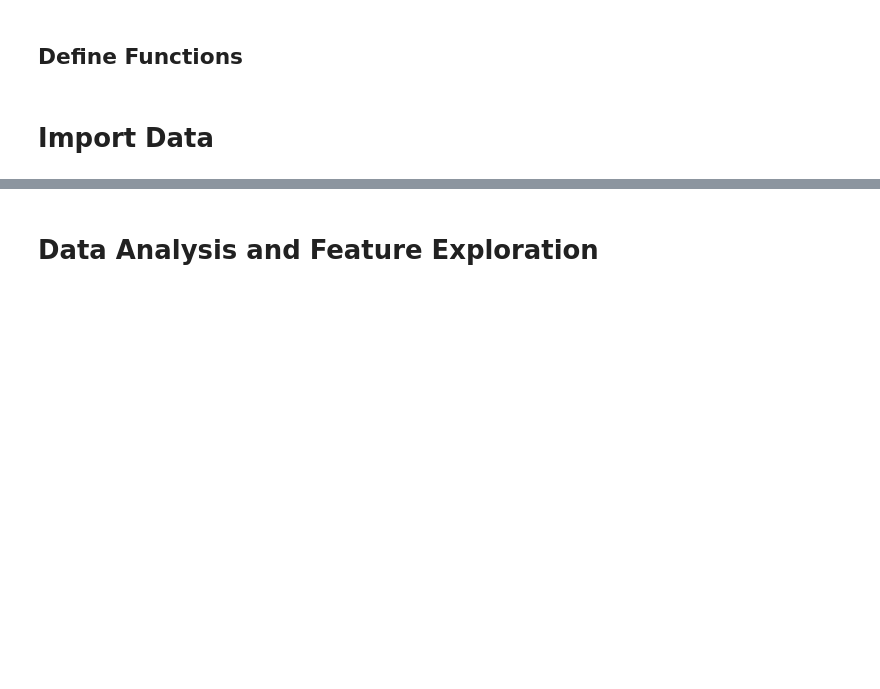
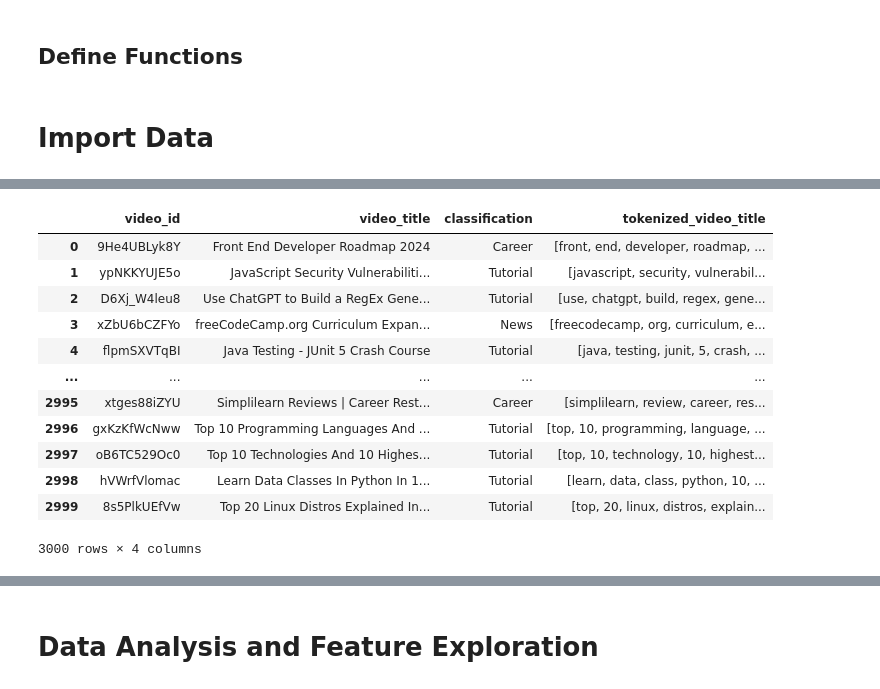
Before and after one commit to harryallum/YouTube-Video-Analysis, a Jupyter notebook: analysis/video_classification/video_classification.ipynb, the cells around one changed output, grey strips where cells are left out. Saved outputs shown, nothing was run; the diff lists cells and outputs as text; code cells hidden in the pictures; blank space fills up the shorter version.

```diff
--- a/analysis/video_classification/video_classification.ipynb
+++ b/analysis/video_classification/video_classification.ipynb
@@ -23,0 +161,28 @@ videos_with_labelling_df.head()
+# %%
+# Specify the treatments to apply
+treatments = ['lowercasing',
+              'remove_punctuation',
+              'remove_stopwords',
+              #'remove_special_characters',
+              #'remove_numbers',
+              #'stemming',
+              'lemmatization']
+
+# Apply preprocessing to the DataFrame
+video_classification_by_title_df['tokenized_video_title'] = preprocess_titles(video_classification_by_title_df.copy(), treatments)
+
+video_classification_by_title_df
+# %% [output]
+|  | video_id | video_title | classification | tokenized_video_title |
+| 0 | 9He4UBLyk8Y | Front End Developer Roadmap 2024 | Career | [front, end, developer, roadmap, ... |
+| 1 | ypNKKYUJE5o | JavaScript Security Vulnerabiliti... | Tutorial | [javascript, security, vulnerabil... |
+| 2 | D6Xj_W4leu8 | Use ChatGPT to Build a RegEx Gene... | Tutorial | [use, chatgpt, build, regex, gene... |
+| 3 | xZbU6bCZFYo | freeCodeCamp.org Curriculum Expan... | News | [freecodecamp, org, curriculum, e... |
+| 4 | flpmSXVTqBI | Java Testing - JUnit 5 Crash Course | Tutorial | [java, testing, junit, 5, crash, ... |
+| ... | ... | ... | ... | ... |
+| 2995 | xtges88iZYU | Simplilearn Reviews | Career Rest... | Career | [simplilearn, review, career, res... |
+| 2996 | gxKzKfWcNww | Top 10 Programming Languages And ... | Tutorial | [top, 10, programming, language, ... |
+| 2997 | oB6TC529Oc0 | Top 10 Technologies And 10 Highes... | Tutorial | [top, 10, technology, 10, highest... |
+| 2998 | hVWrfVlomac | Learn Data Classes In Python In 1... | Tutorial | [learn, data, class, python, 10, ... |
+| 2999 | 8s5PlkUEfVw | Top 20 Linux Distros Explained In... | Tutorial | [top, 20, linux, distros, explain... |
+3000 rows × 4 columns
```
Also changed, not shown: parts of 10 cells of this notebook.
